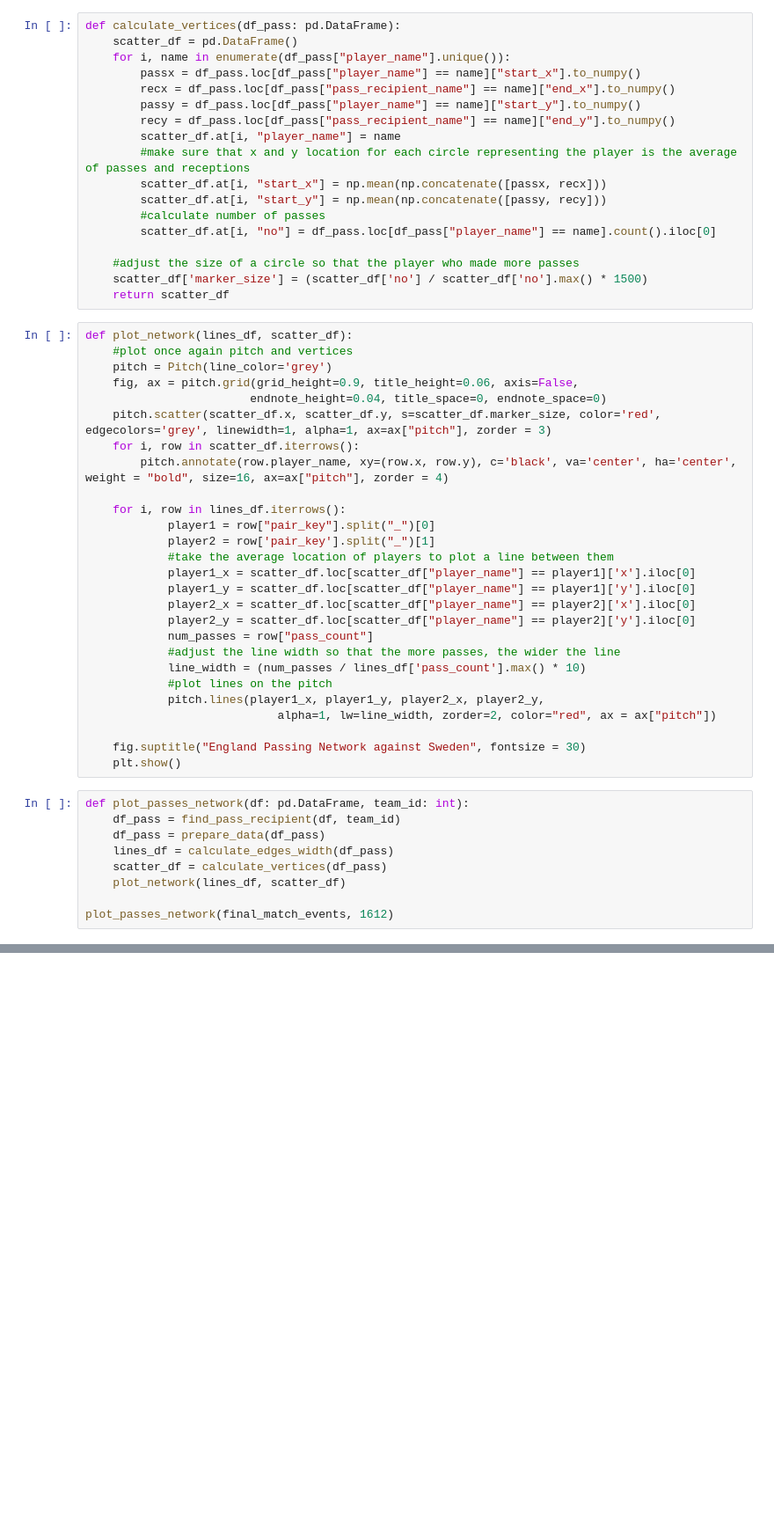
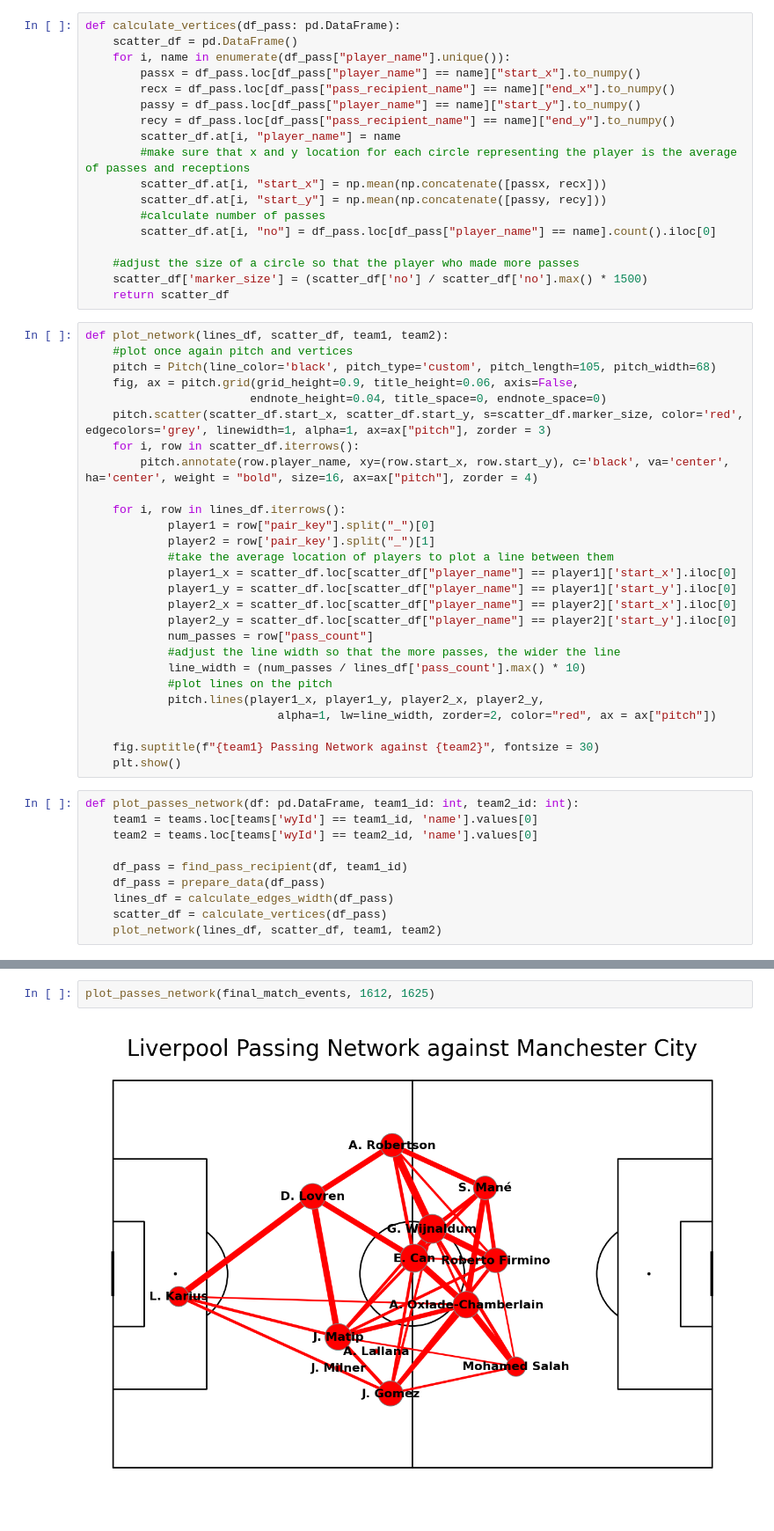
Before and after one commit to paduathiago/Data-Science-Applied-to-Soccer, a Jupyter notebook: Activities/ativ_3.ipynb, the cells around one changed output, grey strips where cells are left out. Shown at 88% size. Saved outputs shown, nothing was run; the diff lists cells and outputs as text; blank space fills up the shorter version.

Commit message:
plotted passing network for both teams

```diff
--- a/Activities/ativ_3.ipynb
+++ b/Activities/ativ_3.ipynb
@@ -353,23 +324,23 @@ def calculate_vertices(df_pass: pd.DataFrame):
     scatter_df['marker_size'] = (scatter_df['no'] / scatter_df['no'].max() * 1500)
     return scatter_df
 # %%
-def plot_network(lines_df, scatter_df):
+def plot_network(lines_df, scatter_df, team1, team2):
     #plot once again pitch and vertices
-    pitch = Pitch(line_color='grey')
+    pitch = Pitch(line_color='black', pitch_type='custom', pitch_length=105, pitch_width=68)
     fig, ax = pitch.grid(grid_height=0.9, title_height=0.06, axis=False,
                         endnote_height=0.04, title_space=0, endnote_space=0)
-    pitch.scatter(scatter_df.x, scatter_df.y, s=scatter_df.marker_size, color='red', edgecolors='grey', linewidth=1, alpha=1, ax=ax["pitch"], zorder = 3)
+    pitch.scatter(scatter_df.start_x, scatter_df.start_y, s=scatter_df.marker_size, color='red', edgecolors='grey', linewidth=1, alpha=1, ax=ax["pitch"], zorder = 3)
     for i, row in scatter_df.iterrows():
-        pitch.annotate(row.player_name, xy=(row.x, row.y), c='black', va='center', ha='center', weight = "bold", size=16, ax=ax["pitch"], zorder = 4)
+        pitch.annotate(row.player_name, xy=(row.start_x, row.start_y), c='black', va='center', ha='center', weight = "bold", size=16, ax=ax["pitch"], zorder = 4)
 
     for i, row in lines_df.iterrows():
             player1 = row["pair_key"].split("_")[0]
             player2 = row['pair_key'].split("_")[1]
             #take the average location of players to plot a line between them
-            player1_x = scatter_df.loc[scatter_df["player_name"] == player1]['x'].iloc[0]
-            player1_y = scatter_df.loc[scatter_df["player_name"] == player1]['y'].iloc[0]
-            player2_x = scatter_df.loc[scatter_df["player_name"] == player2]['x'].iloc[0]
-            player2_y = scatter_df.loc[scatter_df["player_name"] == player2]['y'].iloc[0]
+            player1_x = scatter_df.loc[scatter_df["player_name"] == player1]['start_x'].iloc[0]
+            player1_y = scatter_df.loc[scatter_df["player_name"] == player1]['start_y'].iloc[0]
+            player2_x = scatter_df.loc[scatter_df["player_name"] == player2]['start_x'].iloc[0]
+            player2_y = scatter_df.loc[scatter_df["player_name"] == player2]['start_y'].iloc[0]
             num_passes = row["pass_count"]
             #adjust the line width so that the more passes, the wider the line
             line_width = (num_passes / lines_df['pass_count'].max() * 10)
@@ -377,14 +348,15 @@ def plot_network(lines_df, scatter_df):
             pitch.lines(player1_x, player1_y, player2_x, player2_y,
                             alpha=1, lw=line_width, zorder=2, color="red", ax = ax["pitch"])
 
-    fig.suptitle("England Passing Network against Sweden", fontsize = 30)
+    fig.suptitle(f"{team1} Passing Network against {team2}", fontsize = 30)
     plt.show()
 # %%
-def plot_passes_network(df: pd.DataFrame, team_id: int):
-    df_pass = find_pass_recipient(df, team_id)
+def plot_passes_network(df: pd.DataFrame, team1_id: int, team2_id: int):
+    team1 = teams.loc[teams['wyId'] == team1_id, 'name'].values[0]
+    team2 = teams.loc[teams['wyId'] == team2_id, 'name'].values[0]
+
+    df_pass = find_pass_recipient(df, team1_id)
     df_pass = prepare_data(df_pass)
     lines_df = calculate_edges_width(df_pass)
     scatter_df = calculate_vertices(df_pass)
-    plot_network(lines_df, scatter_df)
-
-plot_passes_network(final_match_events, 1612)
+    plot_network(lines_df, scatter_df, team1, team2)
@@ -393,0 +363,4 @@ AttributeError: 'DataFrame' object has no attribute 'x'
+# %%
+plot_passes_network(final_match_events, 1612, 1625)
+# %% [output]
+[figure, added]
```
Also changed, not shown: parts of 8 cells of this notebook.
